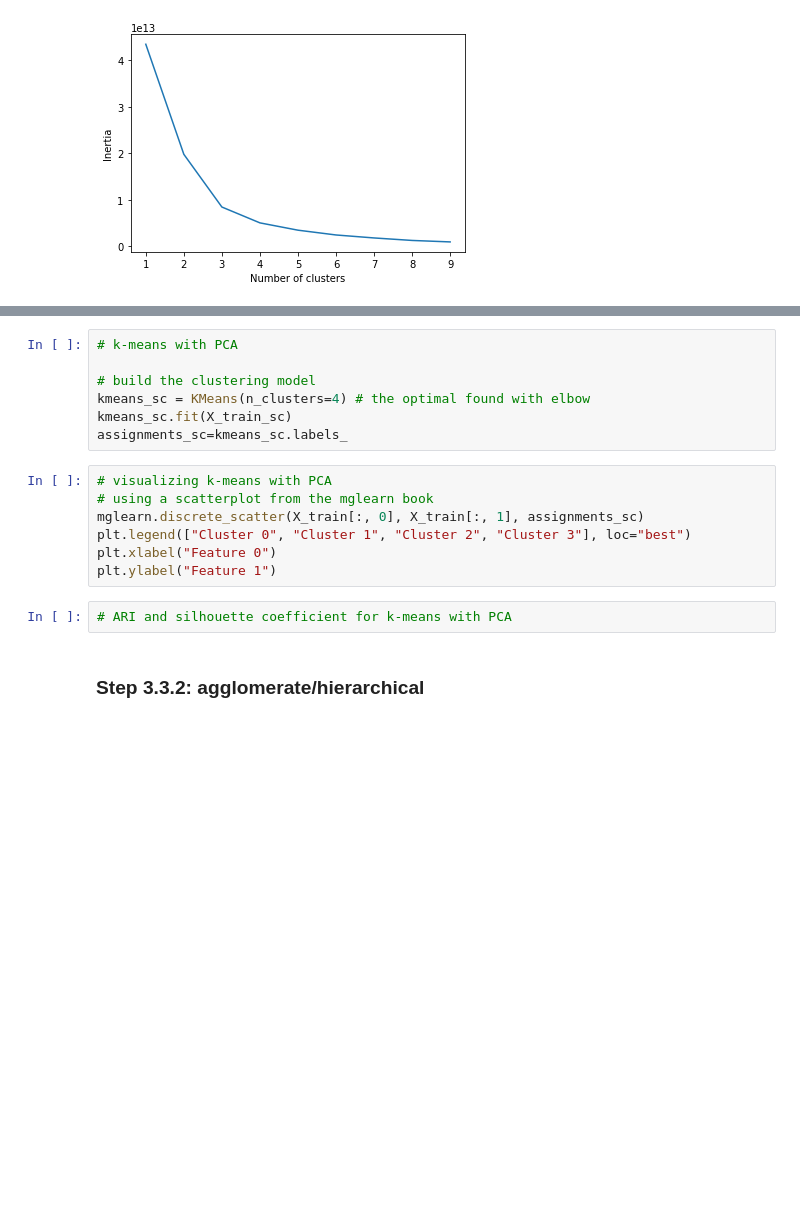
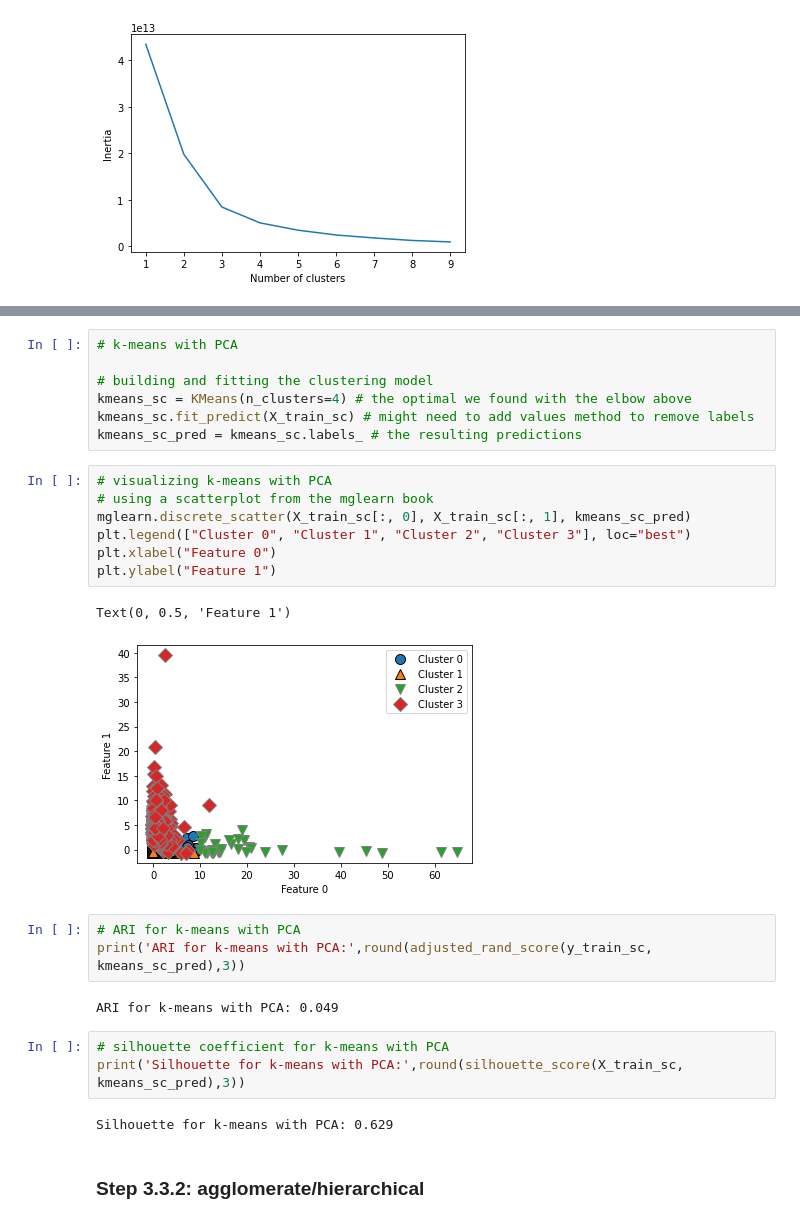
Before and after one commit to amagnasco/HBURS, a Jupyter notebook: hburs_3.ipynb, the cells around one changed output, grey strips where cells are left out. Drawn from its saved outputs; the diff is of its cells as text; blank space fills up the shorter version.

```diff
--- a/hburs_3.ipynb
+++ b/hburs_3.ipynb
@@ -256,19 +293,30 @@ plt.ylabel("Feature 1")
 # %%
 # k-means with PCA
 
-# build the clustering model
-kmeans_sc = KMeans(n_clusters=4) # the optimal found with elbow
-kmeans_sc.fit(X_train_sc)
-assignments_sc=kmeans_sc.labels_
+# building and fitting the clustering model
+kmeans_sc = KMeans(n_clusters=4) # the optimal we found with the elbow above
+kmeans_sc.fit_predict(X_train_sc) # might need to add values method to remove labels
+kmeans_sc_pred = kmeans_sc.labels_ # the resulting predictions
 # %%
 # visualizing k-means with PCA
 # using a scatterplot from the mglearn book
-mglearn.discrete_scatter(X_train[:, 0], X_train[:, 1], assignments_sc)
+mglearn.discrete_scatter(X_train_sc[:, 0], X_train_sc[:, 1], kmeans_sc_pred)
 plt.legend(["Cluster 0", "Cluster 1", "Cluster 2", "Cluster 3"], loc="best")
 plt.xlabel("Feature 0")
 plt.ylabel("Feature 1")
+# %% [output]
+Text(0, 0.5, 'Feature 1')
+[figure, added]
 # %%
-# ARI and silhouette coefficient for k-means with PCA
+# ARI for k-means with PCA
+print('ARI for k-means with PCA:',round(adjusted_rand_score(y_train_sc, kmeans_sc_pred),3))
+# %% [output]
+ARI for k-means with PCA: 0.049
+# %%
+# silhouette coefficient for k-means with PCA
+print('Silhouette for k-means with PCA:',round(silhouette_score(X_train_sc, kmeans_sc_pred),3))
+# %% [output]
+Silhouette for k-means with PCA: 0.629
 # %% [markdown]
 ### Step 3.3.2: agglomerate/hierarchical
 # %%
```
Also changed, not shown: parts of 30 cells of this notebook.
